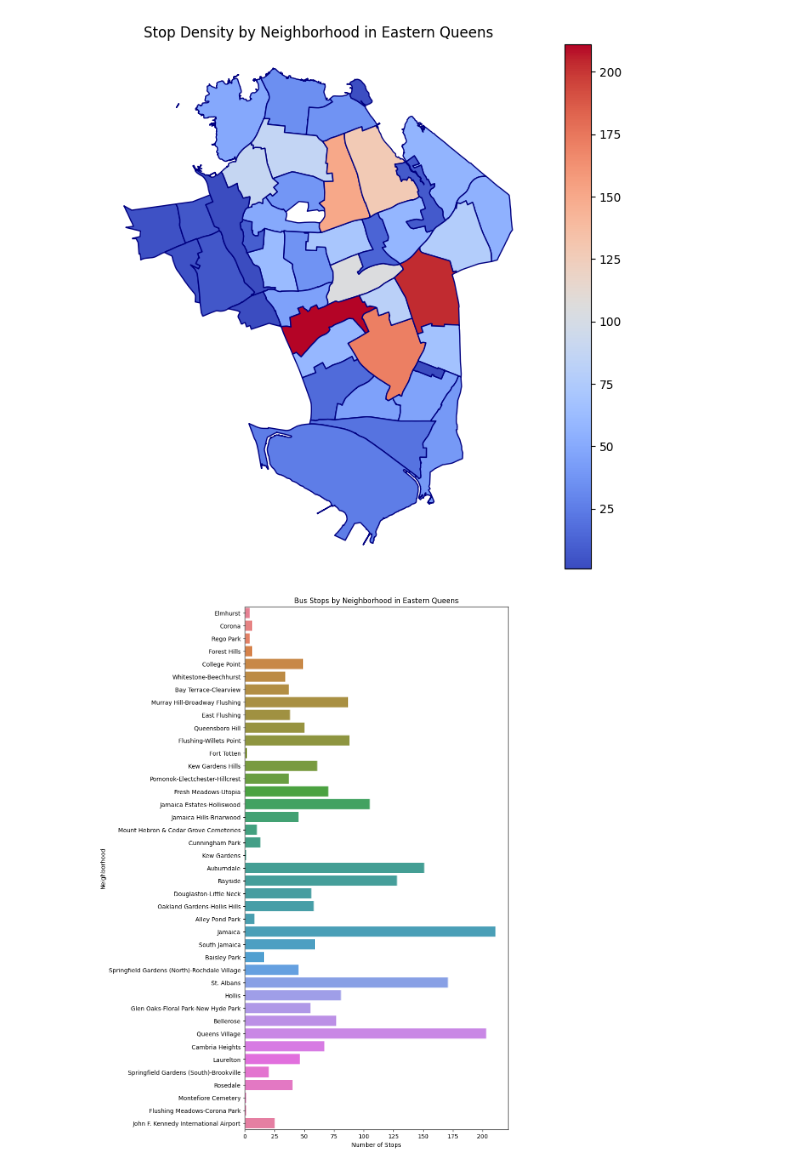
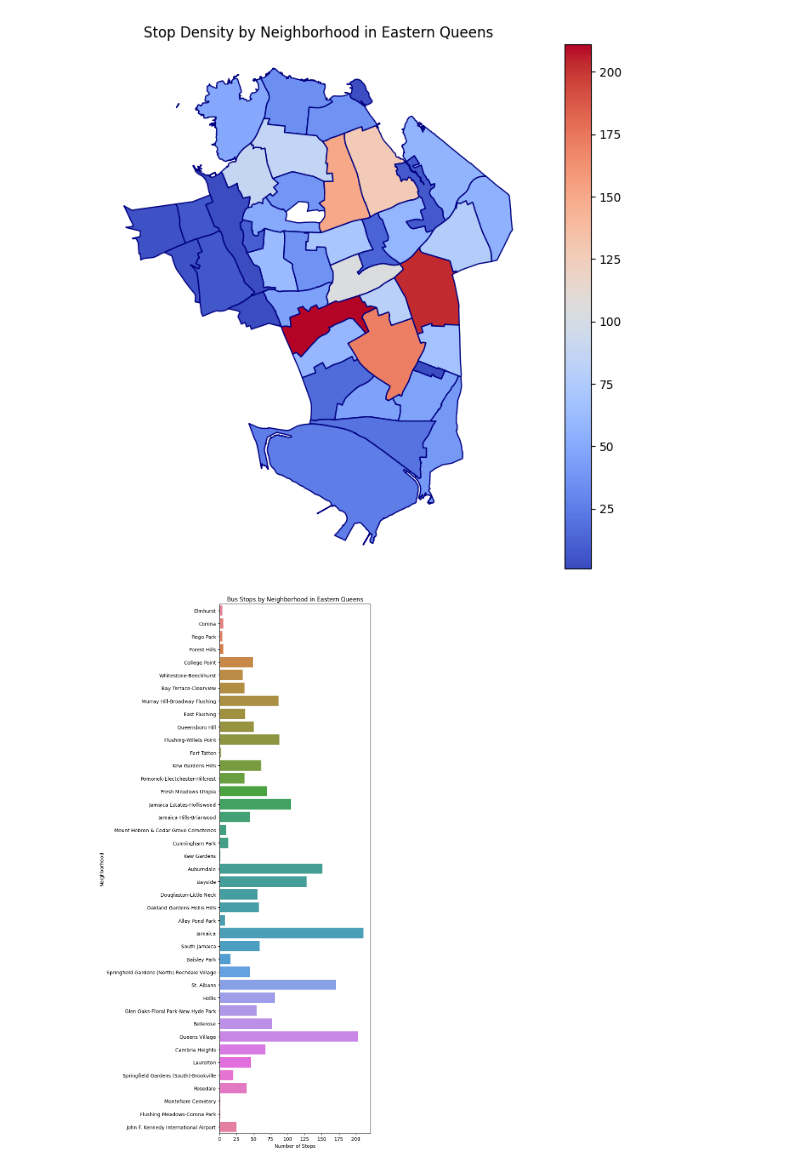
Before and after one commit to dmehta94/project-capstone-transit-inequity-eastern-queens, a Jupyter notebook: code/exploratory_data_analysis.ipynb, the cells around one changed output. Saved outputs shown, nothing was run; the diff lists cells and outputs as text; code cells hidden in the pictures.

```diff
--- a/code/exploratory_data_analysis.ipynb
+++ b/code/exploratory_data_analysis.ipynb
@@ -182,9 +182,14 @@ nyc_by_neighborhood.describe(include = 'all')
 # %%
-# Filter to Queens
+# Filter to Queens neighborhoods
 queens_neighborhoods = nyc_by_neighborhood[nyc_by_neighborhood['boroname'] == 'Queens']
 
-# Perform a spatial join to assign stops to each neighborhood
-stops_by_neighborhood = gpd.sjoin(stops_gdf, queens_neighborhoods, how = 'inner', predicate = 'within')
+# Spatial join: assign each stop to the neighborhood it falls within
+stops_by_neighborhood = gpd.sjoin(
+    stops_gdf,
+    queens_neighborhoods,
+    how='inner',
+    predicate='within'
+)
 
 stops_by_neighborhood.head()
 # %% [output]
@@ -195,12 +200,15 @@ stops_by_neighborhood.head()
 | 3 | MTA_NYCT_Q1 | MTA_500008 | HILLSIDE AV/182 PL | 40.713574 | -73.779850 | POINT (-73.77985 40.71357) | 215 | 46824594.0674 | Jamaica | ... |
 | 4 | MTA_NYCT_Q1 | MTA_500009 | HILLSIDE AV/184 ST | 40.714085 | -73.777516 | POINT (-73.77752 40.71408) | 215 | 46824594.0674 | Jamaica | ... |
 # %%
-# Group by Neighborhood and Count
-stops_by_neighborhood['count'] = 1
-stop_density = stops_by_neighborhood.groupby(by = 'ntaname').size().reset_index(name = "stop_count")
+# Count stops per neighborhood and merge back into the neighborhoods GeoDataFrame
+stop_density = stops_by_neighborhood.groupby('ntaname').size().reset_index(name='stop_count')
 
-# Merge stop_density back into stops_by_neighborhood to plot
-queens_neighborhoods = queens_neighborhoods.merge(stop_density, on = 'ntaname', how = 'left')
+queens_neighborhoods = queens_neighborhoods.merge(stop_density, on='ntaname', how='left')
+queens_neighborhoods['stop_count'] = queens_neighborhoods['stop_count'].fillna(0)
 
-# Fill NaN values for neighborhoods with no stops|
-queens_neighborhoods['stop_count'] = queens_neighborhoods['stop_count'].fillna(0)
+# Eastern Queens = only neighborhoods with at least one stop in our dataset
+eastern_queens_neighborhoods = queens_neighborhoods[queens_neighborhoods['stop_count'] > 0]
+
+eastern_queens_neighborhoods[['ntaname', 'stop_count']].sort_values(
+    'stop_count', ascending=False
+).head(10)
@@ -222,18 +240,20 @@ plt.show();
 # %% [output]
 [figure]
 # %%
-plt.figure(figsize = (8, 16))
+plt.figure(figsize=(8, 16))
 sns.barplot(
-    data = eastern_queens_neighborhoods,
-    x = 'stop_count',
-    y = 'ntaname',
-    hue = 'ntaname'
+    data=eastern_queens_neighborhoods,
+    x='stop_count',
+    y='ntaname',
+    hue='ntaname',
+    legend=False
 )
 plt.title('Bus Stops by Neighborhood in Eastern Queens')
 plt.xlabel('Number of Stops')
 plt.ylabel('Neighborhood')
-plt.savefig('../images/eastern_queens_bus_stops_by_neighborhood.png', dpi = 300)
-plt.show();
+plt.tight_layout()
+plt.savefig('../images/eastern_queens_bus_stops_by_neighborhood.png', dpi=300)
+plt.show()
 # %% [output]
-[figure, old version]
+[figure, new version]
 # %% [markdown]
```
Also changed, not shown: parts of 30 cells of this notebook.
